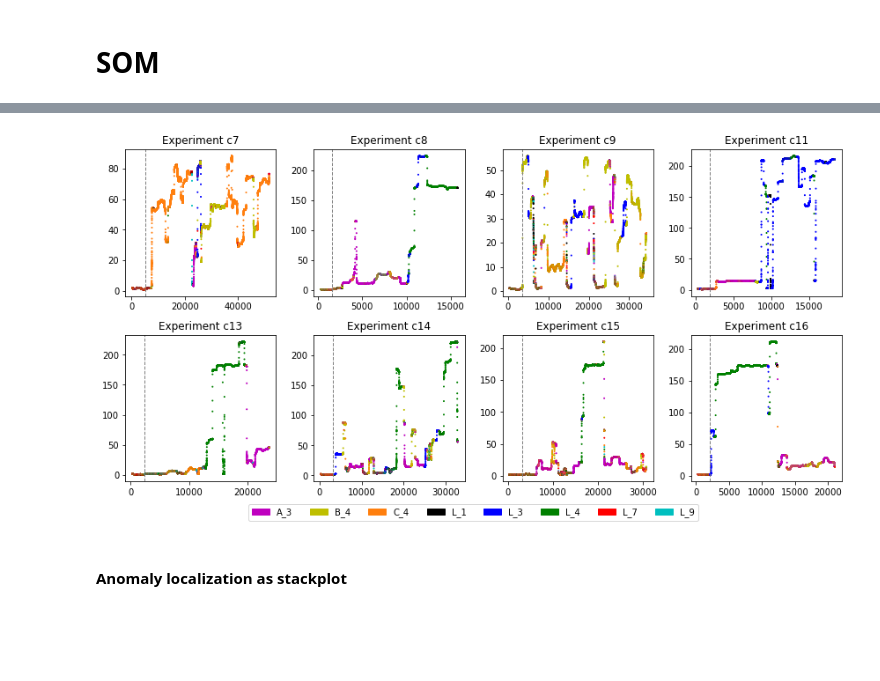
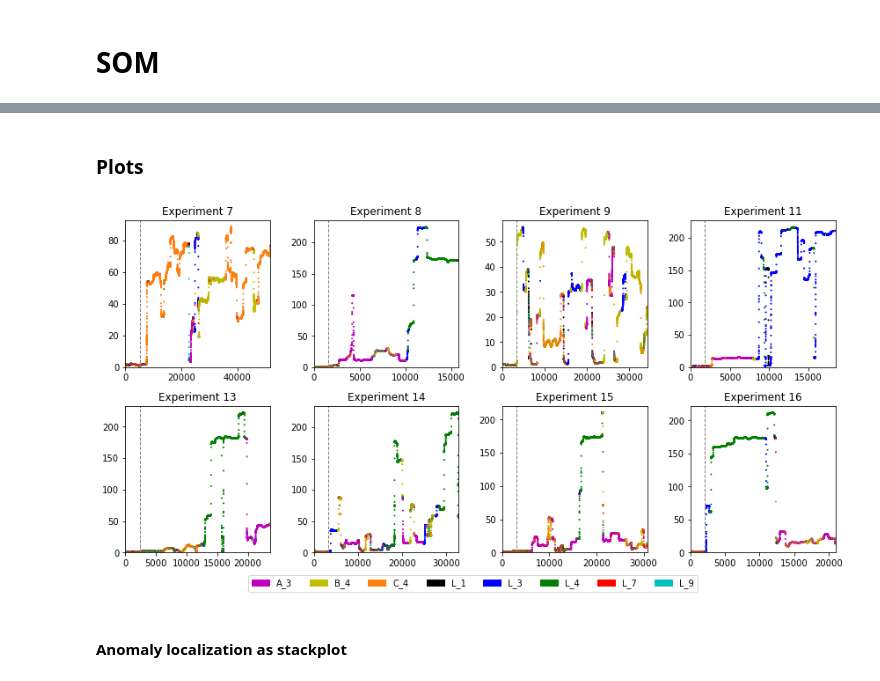
Before and after one commit to dglttr/dm_seminar_ws2020, a Jupyter notebook: notebooks/main.ipynb, the cells around one changed output, grey strips where cells are left out. Drawn from its saved outputs; the diff is of its cells as text; code cells hidden in the pictures; blank space fills up the shorter version.

```diff
--- a/notebooks/main.ipynb
+++ b/notebooks/main.ipynb
@@ -236,7 +266,7 @@ converted_files = [[file[i:i+1].to_numpy() for i in range(len(file) - 1)] for fi
 
 quantization_errors = [pd.DataFrame([model.quantization_error(data_point)
                                      for data_point in converted_files[j]])
-                       for j, model in enumerate(models)]
+                       for j, model in enumerate(models_som)]
 
 rolling_medians_som = [qe.rolling(WINDOW).median() for qe in quantization_errors]
 
@@ -260,12 +285,10 @@ def get_bmu_weights(model, row: pd.Series) -> np.ndarray:
 def most_diverging_feature(x: pd.Series, bmu_weights: np.ndarray) -> str:
     return (x - bmu_weights).abs().idxmax()
 
-som_anom_loc = [[most_diverging_feature(row, get_bmu_weights(models[i], row))
+som_anom_loc = [[most_diverging_feature(row, get_bmu_weights(models_som[i], row))
                  for index, row in file.iterrows()]
                 for i, file in enumerate(files.values())]
-
-colors_som_anom_loc = [[COLORMAP[el] for el in file] for file in som_anom_loc]
-
+som_anom_loc = [anom_loc[:-1] for anom_loc in som_anom_loc]  # necessary because of how quantization error is computed, so that the dataframes have the same length
 
 print("Computed SOM Anomaly localization.")
 # %% [output]
@@ -274,32 +297,10 @@ Wall time: 1min 31s
-# %%
-x_dim, y_dim = 2, 4
-
-fig, ax = plt.subplots(x_dim, y_dim)
-fig.set_size_inches(y_dim * 3, x_dim * 3)
-
-patches = [matplotlib.patches.Patch(color=value, label=key, edgecolor="b") for key, value in COLORMAP.items()]
-
-for i, dataset in enumerate(files.values()):
-    row_idx = 0 if (i < y_dim) else 1
-    col_idx = i % y_dim
-
-    axis = ax[row_idx, col_idx]
-    axis.scatter(x=rolling_medians_som[i].index, y=rolling_medians_som[i], c=colors_som_anom_loc[i][:-1], s=1)
-    axis.set_title(f"Experiment {list(files.keys())[i]}")
-
-    # Add test_train_split line
-    test_train_split_index = int(len(dataset) * TEST_TRAIN_SPLIT)
-    axis.axvline(x=test_train_split_index, color="grey", linestyle="--", linewidth=1)
-
-# Add legend
-fig.legend(handles=patches, loc="lower center", ncol=len(files), bbox_to_anchor=(0.5, -0.05),
-           fancybox=True)
-
-plt.tight_layout()
-
-plt.savefig("C:/Users/Daniel/Desktop/SOM_anom_loc.png", dpi=500, bbox_inches="tight")
-plt.show()
-# %% [output]
-[figure, removed]
+# %% [markdown]
+### Plots
+# %%
+plot_deviation_curve(rolling_medians_som, anomaly_localization=som_anom_loc,
+                     experiment_names=list(files.keys()), colormap=COLORMAP,
+                     filepath=IMAGE_EXPORT_DIRECTORY + "/SOM_anom_loc.png")
+# %% [output]
+[figure, added]
 # %% [markdown]
 #### Anomaly localization as stackplot
```
Also changed, not shown: parts of 35 cells of this notebook.
